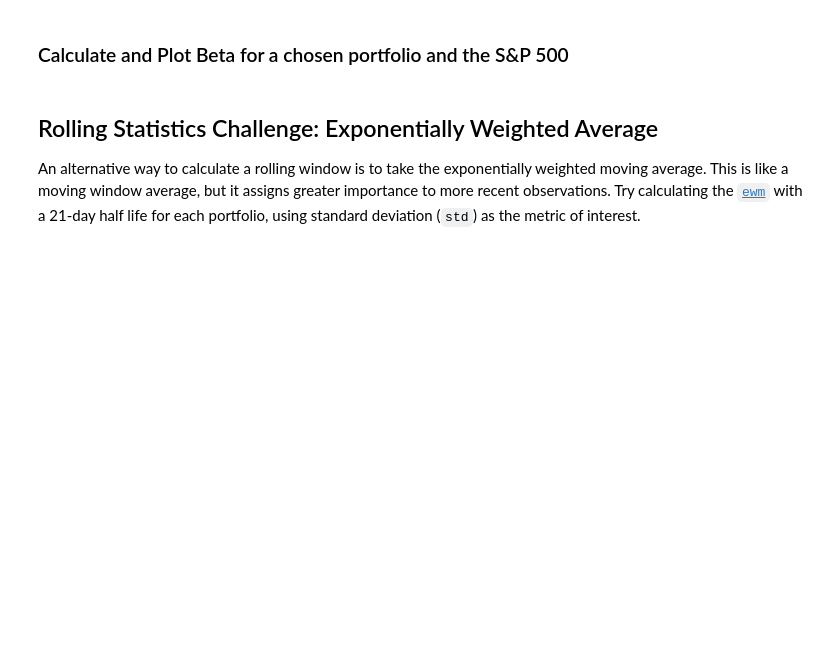
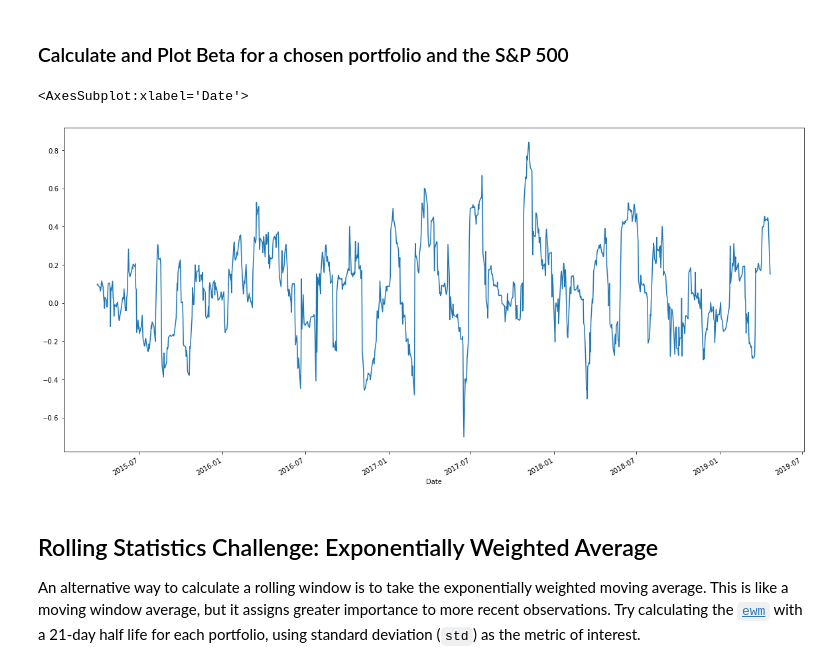
Before and after one commit to jackdavis185/Portfolio_Analysis, a Jupyter notebook: Starter_Code/whale_analysis.ipynb, the cells around one changed output. Saved outputs shown, nothing was run; the diff lists cells and outputs as text; code cells hidden in the pictures; blank space fills up the shorter version.

```diff
--- a/Starter_Code/whale_analysis.ipynb
+++ b/Starter_Code/whale_analysis.ipynb
@@ -236,12 +267,16 @@ Risk changes over time. Analyze the rolling statistics for Risk and Beta.
 ### Calculate and Plot Beta for a chosen portfolio and the S&P 500
 # %%
 # Calculate covariance of a single portfolio
-
+covariance_soros = combined_returns["SOROS FUND MANAGEMENT LLC"].rolling(window = 21).cov(combined_returns["S&P500"])
 # Calculate variance of S&P 500
-
+variance_sp500 = combined_returns["S&P500"].rolling(window = 21).var()
 # Computing beta
-
+beta_soros = (covariance_soros / variance_sp500)
 # Plot beta trend
+beta_soros.plot(figsize = (20, 10))
+# %% [output]
+<AxesSubplot:xlabel='Date'>
+[figure, added]
 # %% [markdown]
 ## Rolling Statistics Challenge: Exponentially Weighted Average
 
```
Also changed, not shown: parts of 11 cells of this notebook.
